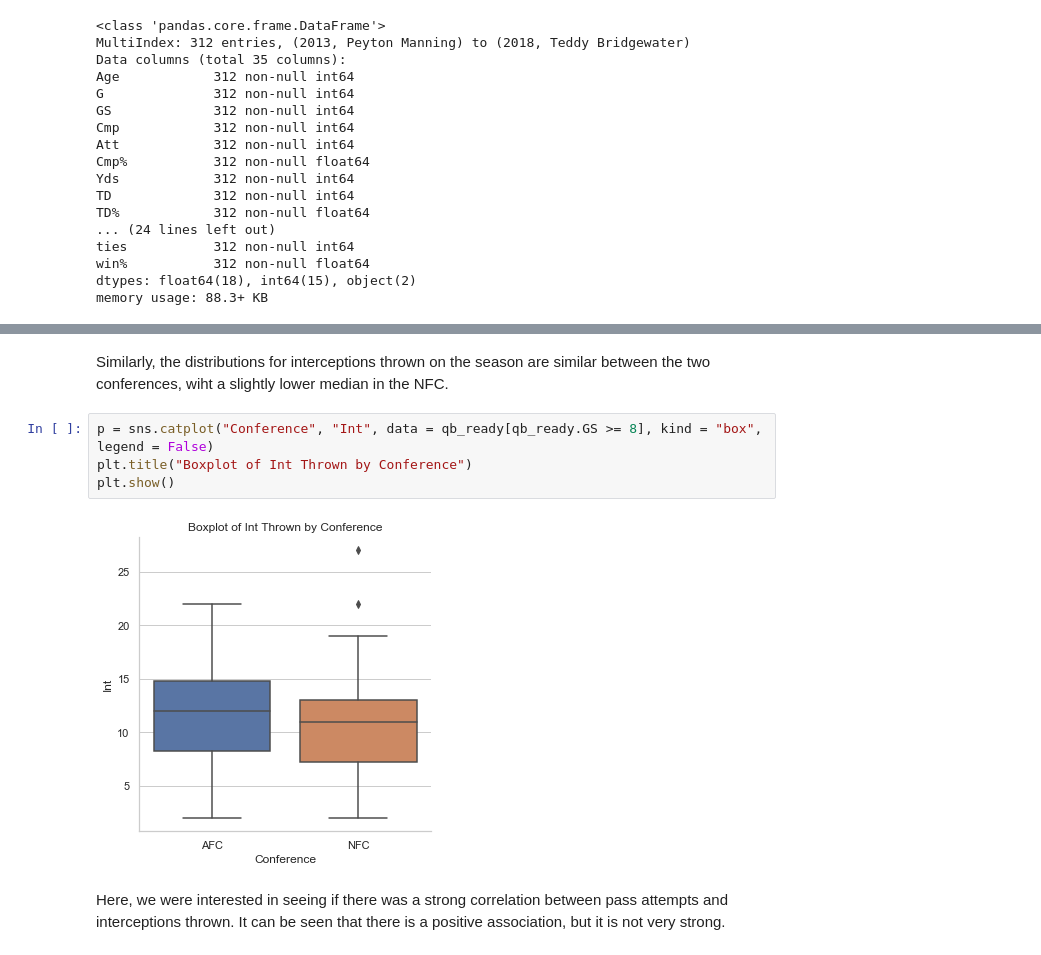
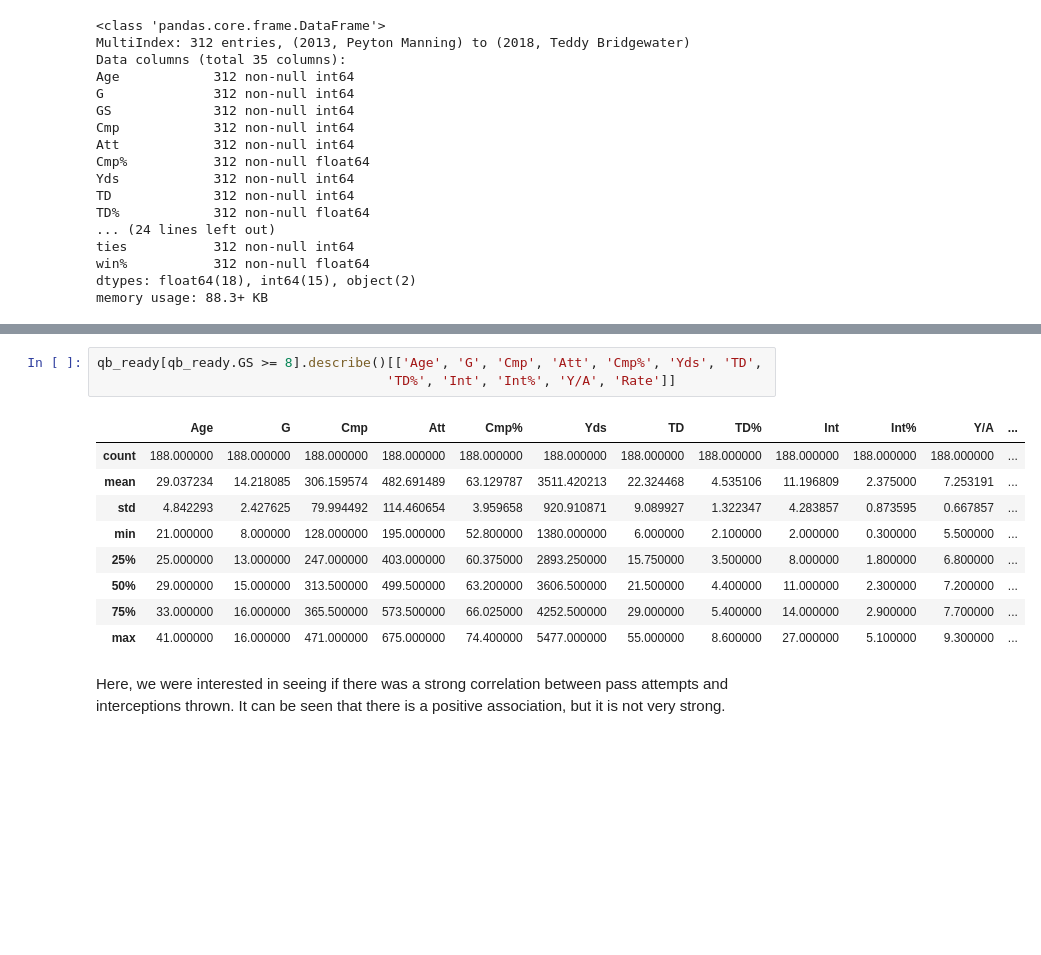
Before and after one commit to jyee11/NFL-Quarterback-Clustering, a Jupyter notebook: quarterbacks.ipynb, the cells around one changed output, grey strips where cells are left out. Saved outputs shown, nothing was run; the diff lists cells and outputs as text; blank space fills up the shorter version.

```diff
--- a/quarterbacks.ipynb
+++ b/quarterbacks.ipynb
@@ -623,11 +528,16 @@ plt.show()
-# %% [markdown]
-Similarly, the distributions for interceptions thrown on the season are similar between the two conferences, wiht a slightly lower median in the NFC.
-# %%
-p = sns.catplot("Conference", "Int", data = qb_ready[qb_ready.GS >= 8], kind = "box", legend = False)
-plt.title("Boxplot of Int Thrown by Conference")
-plt.show()
-# %% [output]
-[figure, removed]
+# %%
+qb_ready[qb_ready.GS >= 8].describe()[['Age', 'G', 'Cmp', 'Att', 'Cmp%', 'Yds', 'TD',
+                                     'TD%', 'Int', 'Int%', 'Y/A', 'Rate']]
+# %% [output]
+|  | Age | G | Cmp | Att | Cmp% | Yds | TD | TD% | Int | Int% | Y/A | ... |
+| count | 188.000000 | 188.000000 | 188.000000 | 188.000000 | 188.000000 | 188.000000 | 188.000000 | 188.000000 | 188.000000 | 188.000000 | 188.000000 | ... |
+| mean | 29.037234 | 14.218085 | 306.159574 | 482.691489 | 63.129787 | 3511.420213 | 22.324468 | 4.535106 | 11.196809 | 2.375000 | 7.253191 | ... |
+| std | 4.842293 | 2.427625 | 79.994492 | 114.460654 | 3.959658 | 920.910871 | 9.089927 | 1.322347 | 4.283857 | 0.873595 | 0.667857 | ... |
+| min | 21.000000 | 8.000000 | 128.000000 | 195.000000 | 52.800000 | 1380.000000 | 6.000000 | 2.100000 | 2.000000 | 0.300000 | 5.500000 | ... |
+| 25% | 25.000000 | 13.000000 | 247.000000 | 403.000000 | 60.375000 | 2893.250000 | 15.750000 | 3.500000 | 8.000000 | 1.800000 | 6.800000 | ... |
+| 50% | 29.000000 | 15.000000 | 313.500000 | 499.500000 | 63.200000 | 3606.500000 | 21.500000 | 4.400000 | 11.000000 | 2.300000 | 7.200000 | ... |
+| 75% | 33.000000 | 16.000000 | 365.500000 | 573.500000 | 66.025000 | 4252.500000 | 29.000000 | 5.400000 | 14.000000 | 2.900000 | 7.700000 | ... |
+| max | 41.000000 | 16.000000 | 471.000000 | 675.000000 | 74.400000 | 5477.000000 | 55.000000 | 8.600000 | 27.000000 | 5.100000 | 9.300000 | ... |
 # %% [markdown]
 Here, we were interested in seeing if there was a strong correlation between pass attempts and interceptions thrown. It can be seen that there is a positive association, but it is not very strong.
 # %%
```
Also changed, not shown: parts of 42 cells of this notebook, 3 other files.
